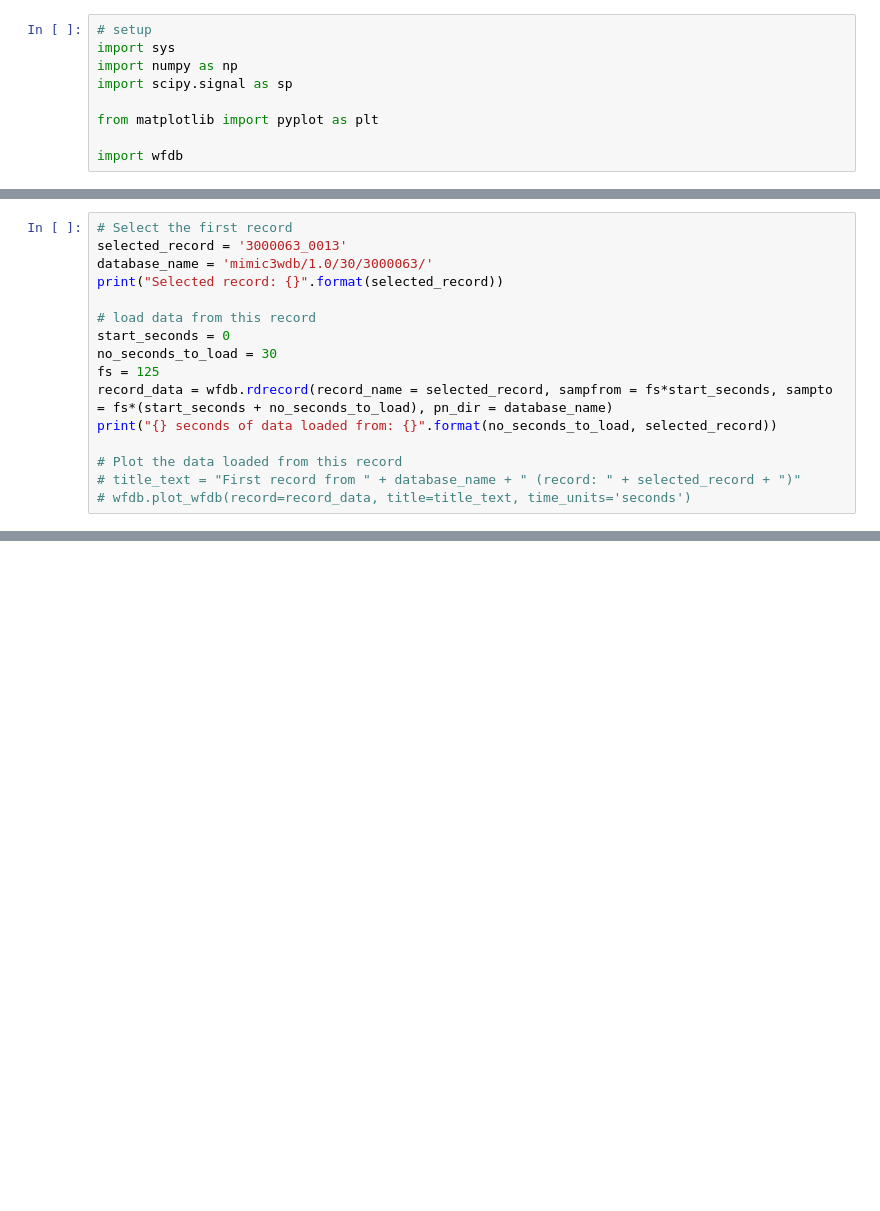
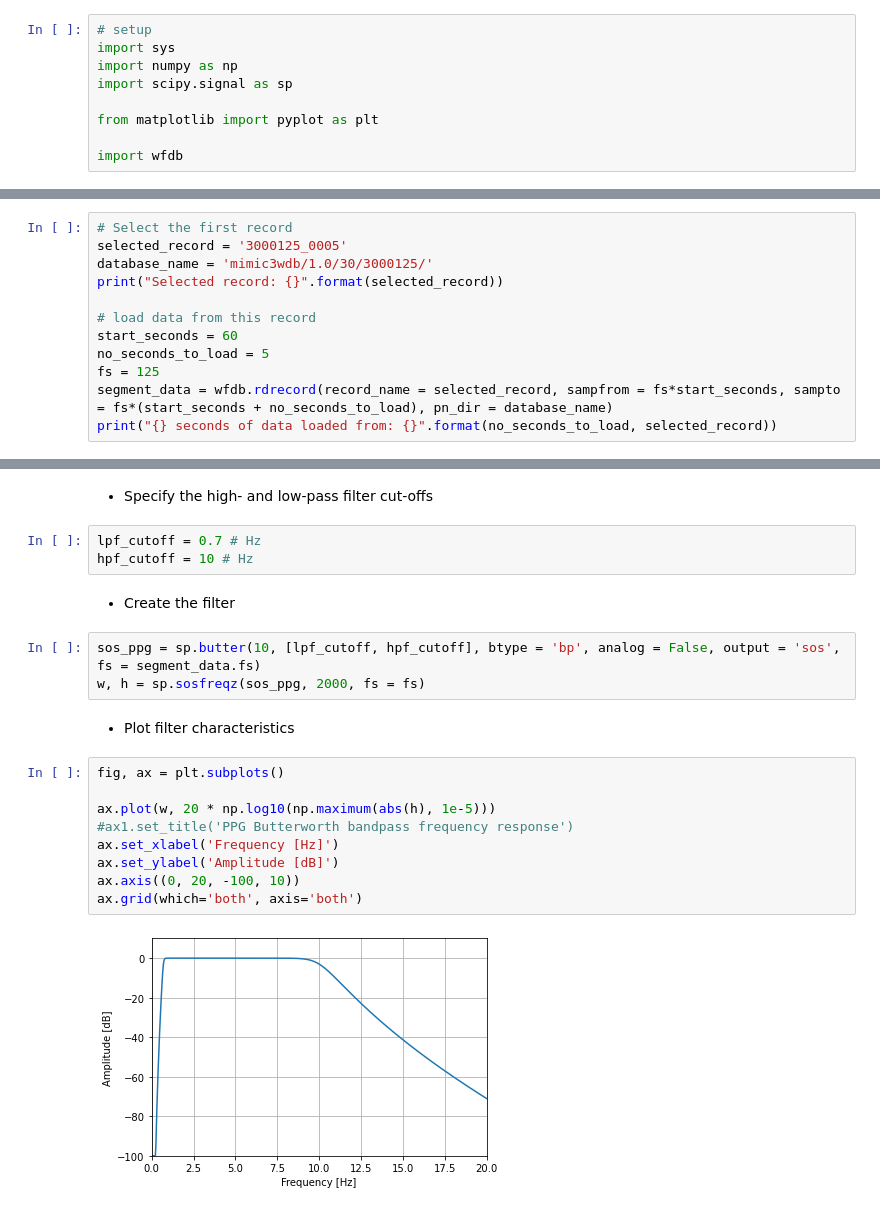
Before and after one commit to wfdb/mimic_wfdb_tutorials, a Jupyter notebook: content/tutorial/notebooks/signal-filtering.ipynb, the cells around one changed output, grey strips where cells are left out. Cells and saved outputs as stored; diff of their text form; blank space fills up the shorter version.

Commit message:
adjusting signal filtering tutorial

```diff
--- a/content/tutorial/notebooks/signal-filtering.ipynb
+++ b/content/tutorial/notebooks/signal-filtering.ipynb
@@ -16,17 +18,13 @@ Identify and download records in the MIMIC III Waveform Database
 # %%
 # Select the first record
-selected_record = '3000063_0013'
-database_name = 'mimic3wdb/1.0/30/3000063/'
+selected_record = '3000125_0005'
+database_name = 'mimic3wdb/1.0/30/3000125/'
 print("Selected record: {}".format(selected_record))
 
 # load data from this record
-start_seconds = 0
-no_seconds_to_load = 30
+start_seconds = 60
+no_seconds_to_load = 5
 fs = 125
-record_data = wfdb.rdrecord(record_name = selected_record, sampfrom = fs*start_seconds, sampto = fs*(start_seconds + no_seconds_to_load), pn_dir = database_name)
+segment_data = wfdb.rdrecord(record_name = selected_record, sampfrom = fs*start_seconds, sampto = fs*(start_seconds + no_seconds_to_load), pn_dir = database_name)
 print("{} seconds of data loaded from: {}".format(no_seconds_to_load, selected_record))
-
-# Plot the data loaded from this record
-# title_text = "First record from " + database_name + " (record: " + selected_record + ")"
-# wfdb.plot_wfdb(record=record_data, title=title_text, time_units='seconds')
 # %% [output]
@@ -206,0 +49,23 @@ Ideally, it would be nice to:
+# %% [markdown]
+- Specify the high- and low-pass filter cut-offs
+# %%
+lpf_cutoff = 0.7 # Hz
+hpf_cutoff = 10 # Hz
+# %% [markdown]
+- Create the filter
+# %%
+sos_ppg = sp.butter(10, [lpf_cutoff, hpf_cutoff], btype = 'bp', analog = False, output = 'sos', fs = segment_data.fs)
+w, h = sp.sosfreqz(sos_ppg, 2000, fs = fs)
+# %% [markdown]
+- Plot filter characteristics
+# %%
+fig, ax = plt.subplots()
+
+ax.plot(w, 20 * np.log10(np.maximum(abs(h), 1e-5)))
+#ax1.set_title('PPG Butterworth bandpass frequency response')
+ax.set_xlabel('Frequency [Hz]')
+ax.set_ylabel('Amplitude [dB]')
+ax.axis((0, 20, -100, 10))
+ax.grid(which='both', axis='both')
+# %% [output]
+[figure, added]
```
Also changed, not shown: parts of 27 cells of this notebook.
